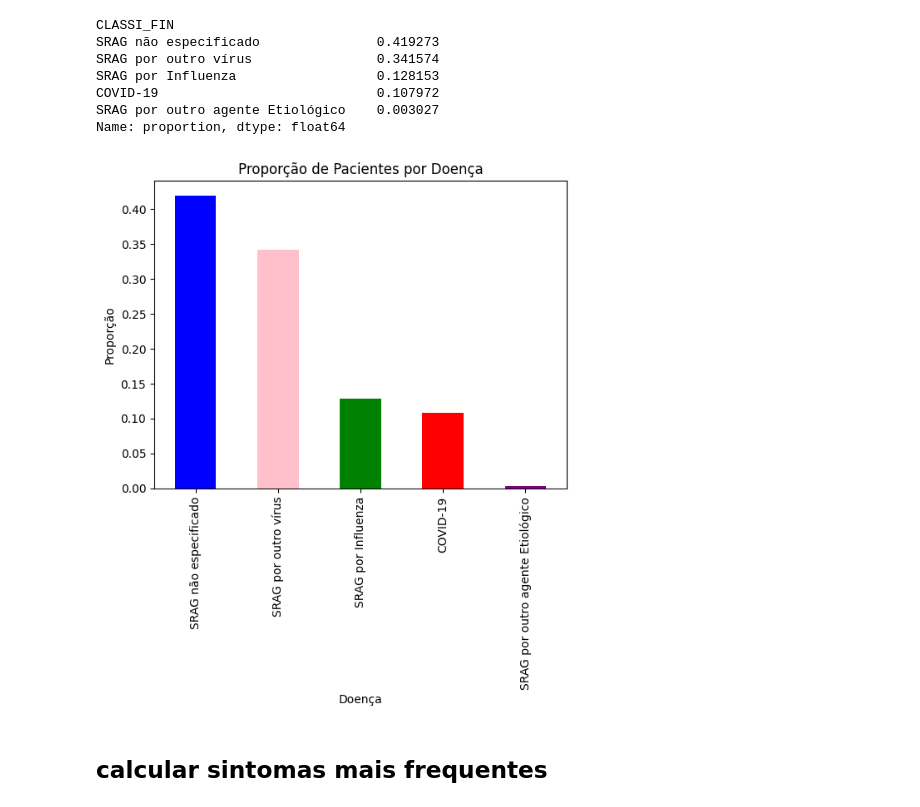
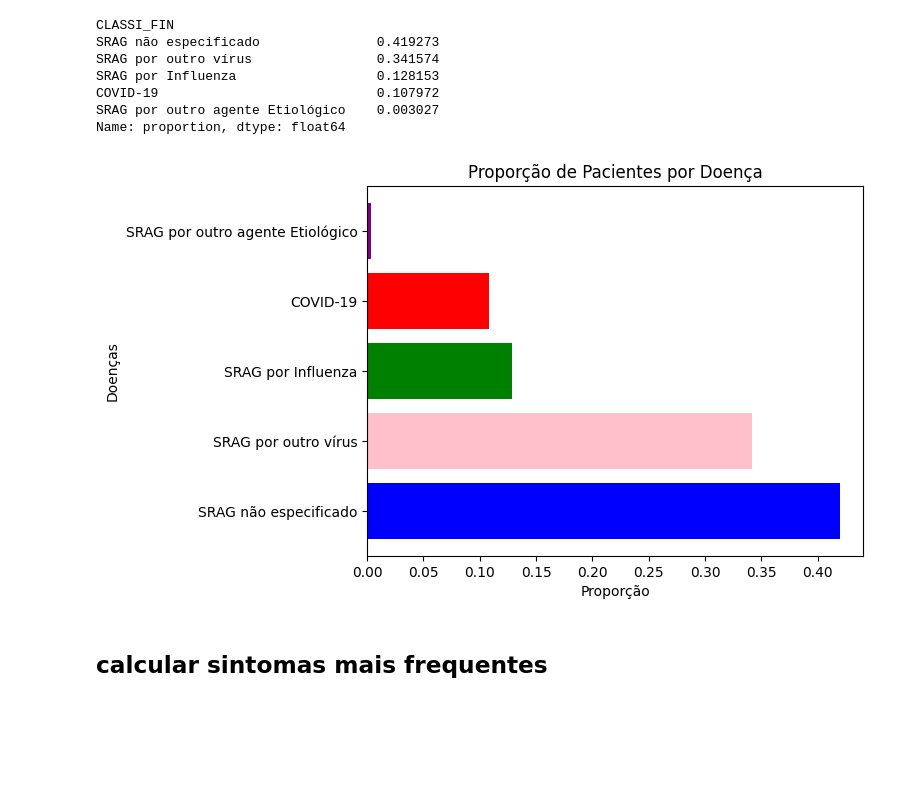
Before and after one commit to Gefft3/ecos-da-rota, a Jupyter notebook: plots.ipynb, the cells around one changed output. Drawn from its saved outputs; the diff is of its cells as text; code cells hidden in the pictures; blank space fills up the shorter version.

```diff
--- a/plots.ipynb
+++ b/plots.ipynb
@@ -133,14 +171,16 @@ COVID-19                            0.107972
 SRAG por outro agente Etiológico    0.003027
 Name: proportion, dtype: float64
 # %%
-df_doencas.plot(kind='bar', color=['blue', 'pink', 'green', 'red', 'purple'])
+# df_doencas.plot(kind='bar', color=['blue', 'pink', 'green', 'red', 'purple'])
+
+plt.barh(df_doencas.index, df_doencas.values, color=['blue', 'pink', 'green', 'red', 'purple'])
 
 plt.title('Proporção de Pacientes por Doença')
-plt.xlabel('Doença')
-plt.ylabel('Proporção')
+plt.xlabel('Proporção')
+plt.ylabel('Doenças')
 plt.show()
 # %% [output]
-[figure, old version]
+[figure, new version]
 # %% [markdown]
 ## calcular sintomas mais frequentes
 # %%
```
Also changed, not shown: parts of 13 cells of this notebook.
